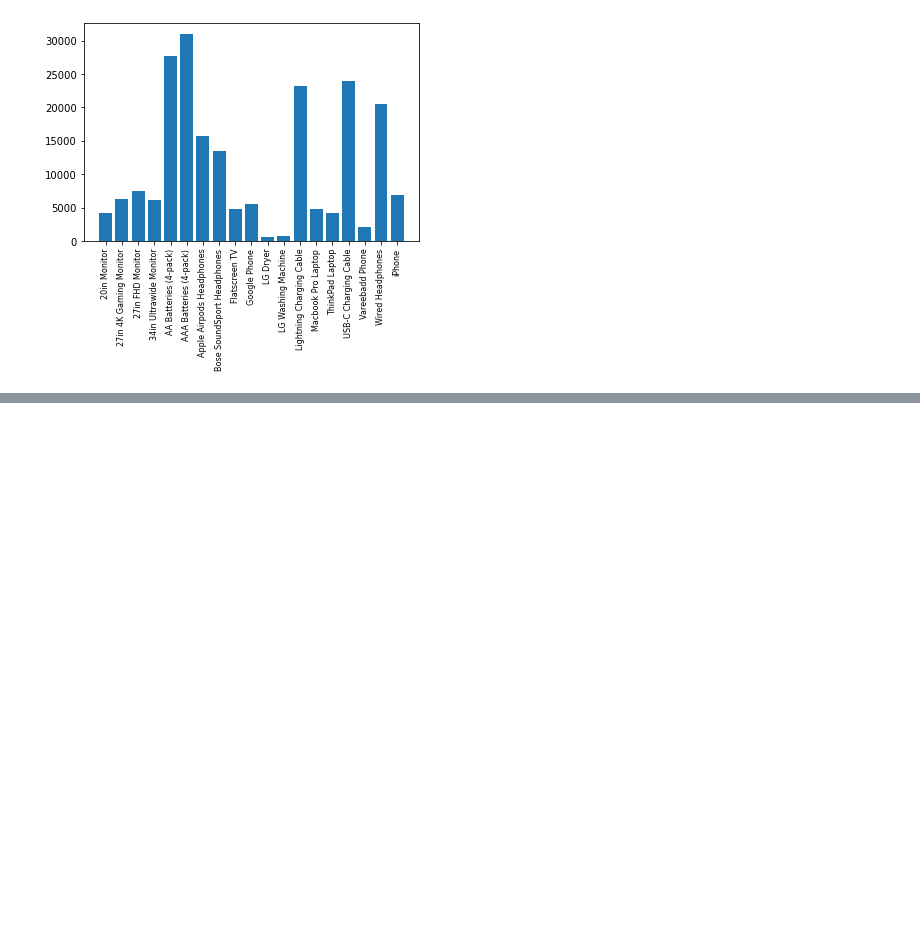
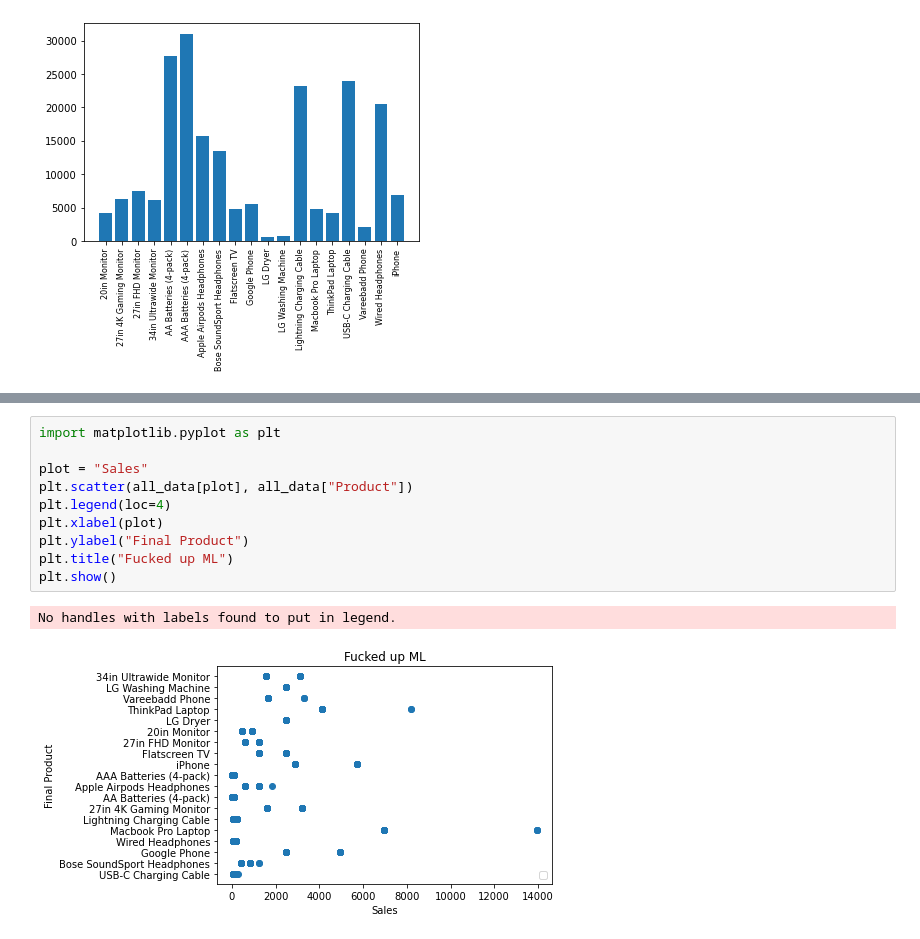
Before and after one commit to ass77/AnalysisData, a Jupyter notebook: SalesAnalysis/SalesAnal.ipynb, the cells around one changed output, grey strips where cells are left out. Saved outputs shown, nothing was run; the diff lists cells and outputs as text; blank space fills up the shorter version.

```diff
--- a/SalesAnalysis/SalesAnal.ipynb
+++ b/SalesAnalysis/SalesAnal.ipynb
@@ -273,0 +371,13 @@ fig.show()
+# %%
+import matplotlib.pyplot as plt
+
+plot = "Sales"
+plt.scatter(all_data[plot], all_data["Product"])
+plt.legend(loc=4)
+plt.xlabel(plot)
+plt.ylabel("Final Product")
+plt.title("Fucked up ML")
+plt.show()
+# %% [output]
+No handles with labels found to put in legend.
+[figure, added]
```
Also changed, not shown: parts of 20 cells of this notebook.
